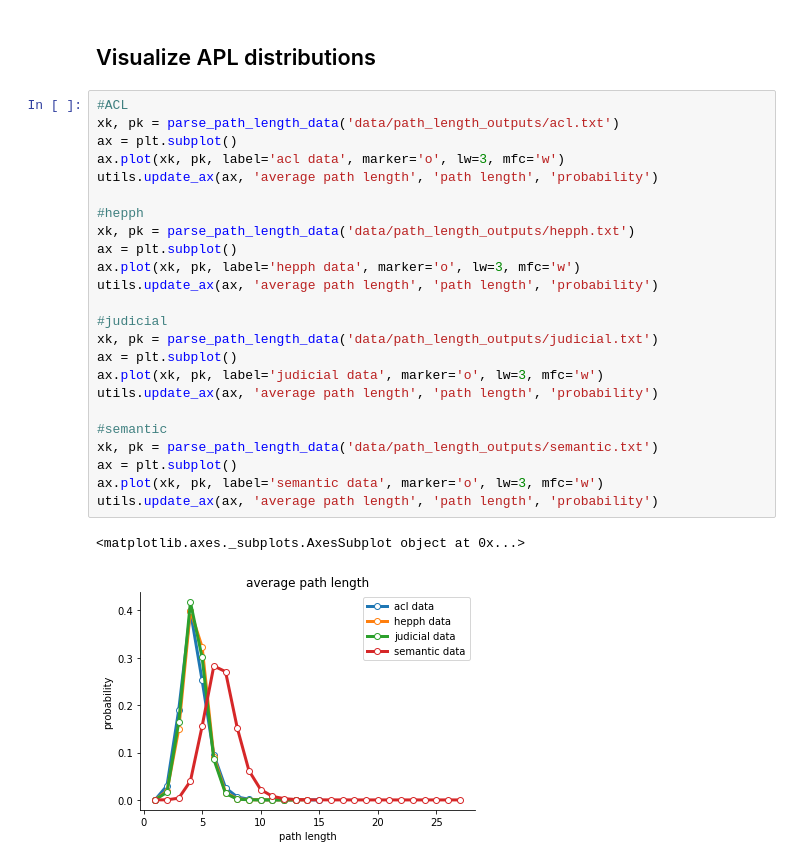
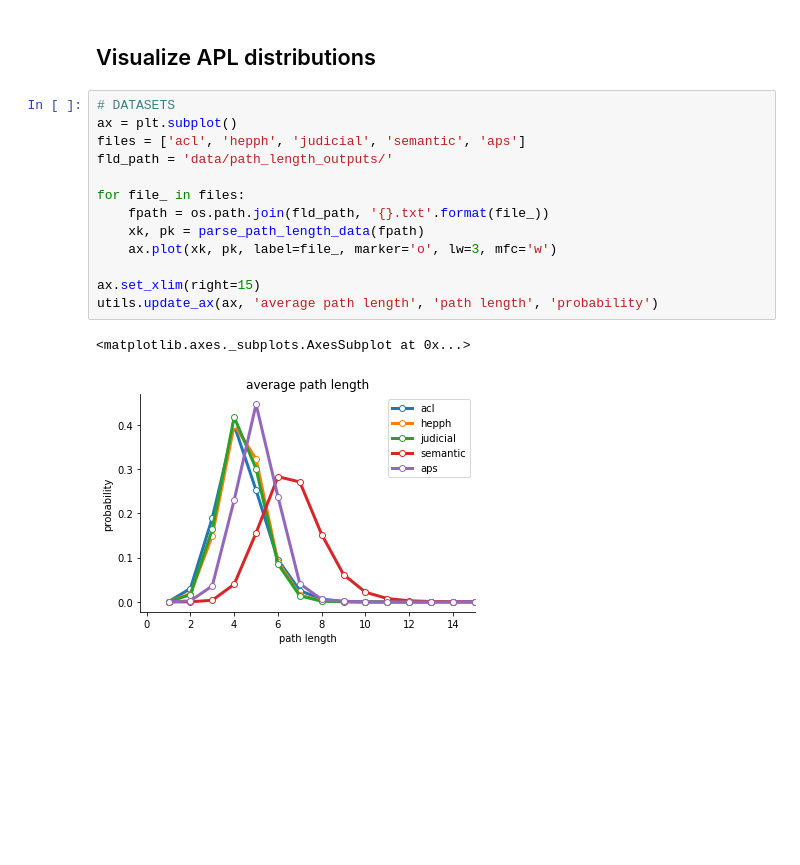
Before and after one commit to bonbonbontt/network_growth_models, a Jupyter notebook: average_path_length.ipynb, the cells around one changed output. Drawn from its saved outputs; the diff is of its cells as text; blank space fills up the shorter version.

```diff
--- a/average_path_length.ipynb
+++ b/average_path_length.ipynb
@@ -55,30 +58,19 @@ def parse_path_length_data(fpath):
     return xk, pk
 # %% [markdown]
 ## Visualize APL distributions
-# %%
-#ACL
-xk, pk = parse_path_length_data('data/path_length_outputs/acl.txt')
-ax = plt.subplot()
-ax.plot(xk, pk, label='acl data', marker='o', lw=3, mfc='w')
-utils.update_ax(ax, 'average path length', 'path length', 'probability')
-
-#hepph
-xk, pk = parse_path_length_data('data/path_length_outputs/hepph.txt')
-ax = plt.subplot()
-ax.plot(xk, pk, label='hepph data', marker='o', lw=3, mfc='w')
-utils.update_ax(ax, 'average path length', 'path length', 'probability')
-
-#judicial
-xk, pk = parse_path_length_data('data/path_length_outputs/judicial.txt')
-ax = plt.subplot()
-ax.plot(xk, pk, label='judicial data', marker='o', lw=3, mfc='w')
-utils.update_ax(ax, 'average path length', 'path length', 'probability')
-
-#semantic
-xk, pk = parse_path_length_data('data/path_length_outputs/semantic.txt')
-ax = plt.subplot()
-ax.plot(xk, pk, label='semantic data', marker='o', lw=3, mfc='w')
-utils.update_ax(ax, 'average path length', 'path length', 'probability')
-# %% [output]
-<matplotlib.axes._subplots.AxesSubplot object at 0x...>
-[figure, removed]
+# %%
+# DATASETS
+ax = plt.subplot()
+files = ['acl', 'hepph', 'judicial', 'semantic', 'aps']
+fld_path = 'data/path_length_outputs/'
+
+for file_ in files:
+    fpath = os.path.join(fld_path, '{}.txt'.format(file_))
+    xk, pk = parse_path_length_data(fpath)
+    ax.plot(xk, pk, label=file_, marker='o', lw=3, mfc='w')
+
+ax.set_xlim(right=15)
+utils.update_ax(ax, 'average path length', 'path length', 'probability')
+# %% [output]
+<matplotlib.axes._subplots.AxesSubplot at 0x...>
+[figure, added]
```
Also changed, not shown: parts of 1 cell of this notebook.
